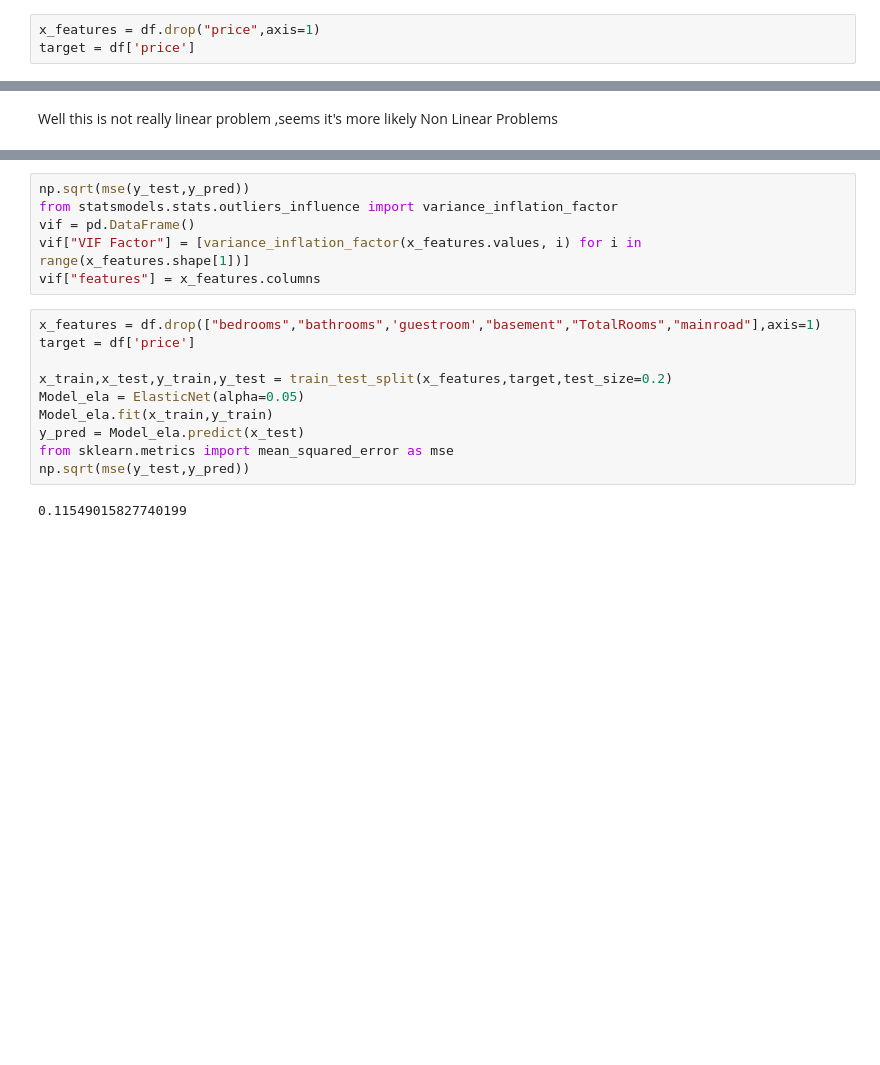
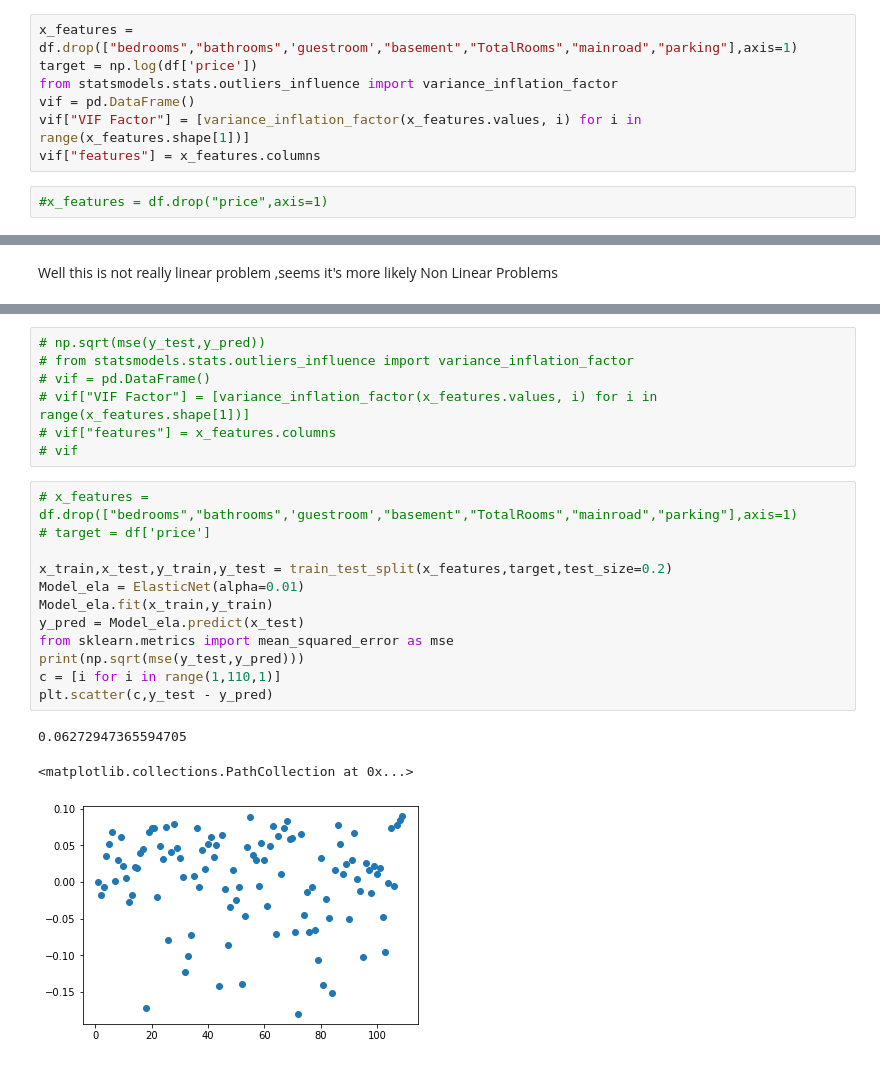
Before and after one commit to Xwyzworms/Regression, a Jupyter notebook: FinalProjectRegression2.ipynb, the cells around one changed output, grey strips where cells are left out. Cells and saved outputs as stored; diff of their text form; blank space fills up the shorter version.

```diff
--- a/FinalProjectRegression2.ipynb
+++ b/FinalProjectRegression2.ipynb
@@ -48,6 +39,12 @@ df.head()
+# %%
+x_features = df.drop(["bedrooms","bathrooms",'guestroom',"basement","TotalRooms","mainroad","parking"],axis=1)
+target = np.log(df['price'])
+from statsmodels.stats.outliers_influence import variance_inflation_factor
+vif = pd.DataFrame()
+vif["VIF Factor"] = [variance_inflation_factor(x_features.values, i) for i in range(x_features.shape[1])]
+vif["features"] = x_features.columns
 # %%
-x_features = df.drop("price",axis=1)
-target = df['price']
+#x_features = df.drop("price",axis=1)
 # %%
 ## Check The Type of Problems
 #sns.pairplot(df)
@@ -168,21 +170,26 @@ mse(y_test,y_pred)
 # %%
-np.sqrt(mse(y_test,y_pred))
-from statsmodels.stats.outliers_influence import variance_inflation_factor
-vif = pd.DataFrame()
-vif["VIF Factor"] = [variance_inflation_factor(x_features.values, i) for i in range(x_features.shape[1])]
-vif["features"] = x_features.columns
+# np.sqrt(mse(y_test,y_pred))
+# from statsmodels.stats.outliers_influence import variance_inflation_factor
+# vif = pd.DataFrame()
+# vif["VIF Factor"] = [variance_inflation_factor(x_features.values, i) for i in range(x_features.shape[1])]
+# vif["features"] = x_features.columns
+# vif
 # %%
-x_features = df.drop(["bedrooms","bathrooms",'guestroom',"basement","TotalRooms","mainroad"],axis=1)
-target = df['price']
+# x_features = df.drop(["bedrooms","bathrooms",'guestroom',"basement","TotalRooms","mainroad","parking"],axis=1)
+# target = df['price']
 
 x_train,x_test,y_train,y_test = train_test_split(x_features,target,test_size=0.2)
-Model_ela = ElasticNet(alpha=0.05)
+Model_ela = ElasticNet(alpha=0.01)
 Model_ela.fit(x_train,y_train)
 y_pred = Model_ela.predict(x_test)
 from sklearn.metrics import mean_squared_error as mse
-np.sqrt(mse(y_test,y_pred))
+print(np.sqrt(mse(y_test,y_pred)))
+c = [i for i in range(1,110,1)]
+plt.scatter(c,y_test - y_pred)
 # %% [output]
-0.11549015827740199
+0.06272947365594705
+<matplotlib.collections.PathCollection at 0x...>
+[figure, added]
 # %%
 rf = RandomForestRegressor(n_estimators=100,max_depth = 12 , min_samples_leaf = 1, min_samples_split = 15)
 rf.fit(x_train,y_train)
```
Also changed, not shown: parts of 13 cells of this notebook.
